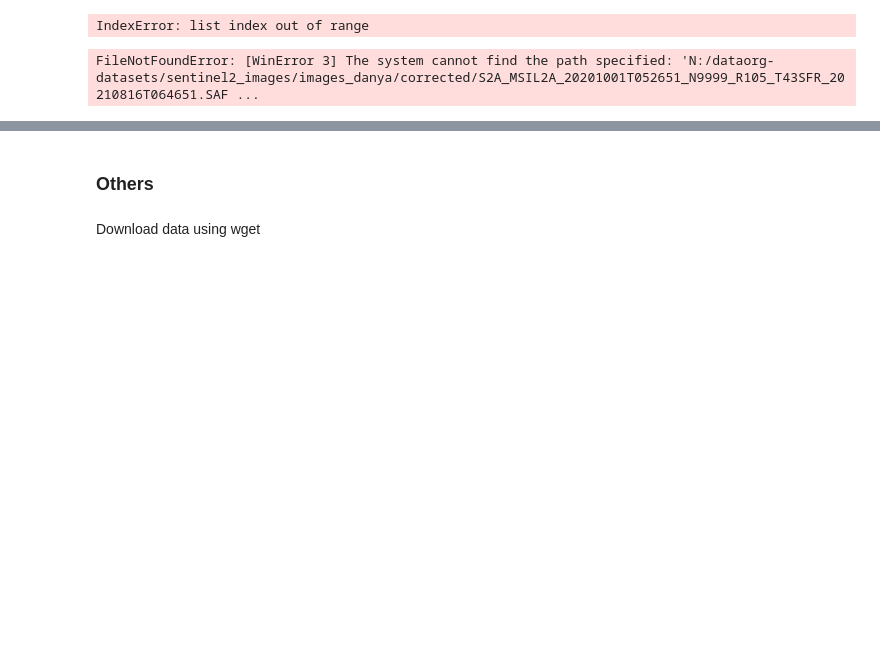
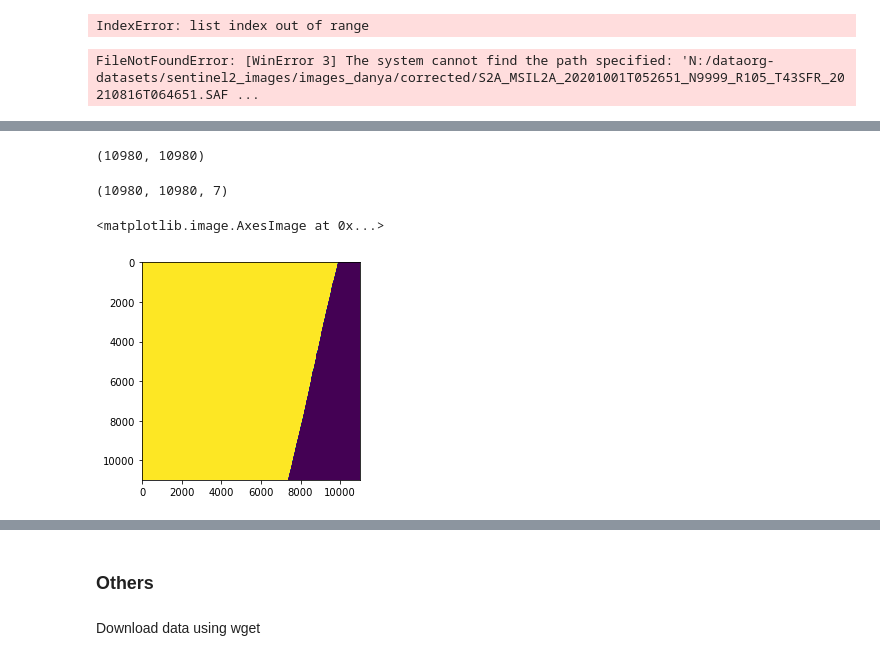
Before and after one commit to YourVirtualColdChainAssistant/MLsat-cropland-himachal, a Jupyter notebook: notebooks/Untitled.ipynb, the cells around one changed output, grey strips where cells are left out. Drawn from its saved outputs; the diff is of its cells as text; code cells hidden in the pictures; blank space fills up the shorter version.

```diff
--- a/notebooks/Untitled.ipynb
+++ b/notebooks/Untitled.ipynb
@@ -155,0 +244,3 @@ products = api.query(footprint,
+# %%
+for i in products2.keys():
+    print(products2[i]['title'], products2[i]['title'].split('_')[-2])
@@ -303,0 +513,22 @@ FileNotFoundError: [WinError 3] The system cannot find the path specified: 'N:/d
+# %%
+def load_geotiff(path, window=None, in_range='uint16', out_range=(0,1)):
+    """ Load the geotiff as a list of numpy array.
+        INPUT : path (str) -> the path to the geotiff
+                window (raterio.windows.Window) -> the window to use when loading the image
+                in_range (str or tuple) -> the in_range to use for the skimage.exposure.rescale_intensity (default is 'uint16')
+                out_range (str or tuple) -> the out_range to use for the skimage.exposure.rescale_intensity (default is (0,1))
+        OUTPUT : band (list of numpy array) -> the different bands as float scalled to 0:1
+                 meta (dictionnary) -> the metadata associated with the geotiff
+    """
+    with rasterio.open(path) as f:
+        #band = [skimage.exposure.rescale_intensity(f.read(i+1, window=window).astype('float64'), in_range=in_range, out_range=out_range) for i in range(f.count)]
+        band = [skimage.img_as_float(f.read(i+1, window=window)) for i in range(f.count)]
+        meta = f.meta
+        if window != None:
+            meta['height'] = window.height
+            meta['width'] = window.width
+            meta['transform'] = f.window_transform(window)
+
+    return band, meta
+# %%
+band, meta = load_geotiff('N:/dataorg-datasets/sentinel2_images/images_danya/geotiff/L2A_T43SFR_A023740_20200108T054215.tiff')
@@ -303,0 +539,4 @@ FileNotFoundError: [WinError 3] The system cannot find the path specified: 'N:/d
+# %%
+band[0].shape
+# %% [output]
+(10980, 10980)
@@ -303,0 +547,4 @@ FileNotFoundError: [WinError 3] The system cannot find the path specified: 'N:/d
+# %%
+band_np.shape
+# %% [output]
+(10980, 10980, 7)
@@ -303,0 +553,5 @@ FileNotFoundError: [WinError 3] The system cannot find the path specified: 'N:/d
+# %%
+plt.imshow(band[0])
+# %% [output]
+<matplotlib.image.AxesImage at 0x...>
+[figure, added]
```
Also changed, not shown: parts of 38 cells of this notebook, 4 other files.
